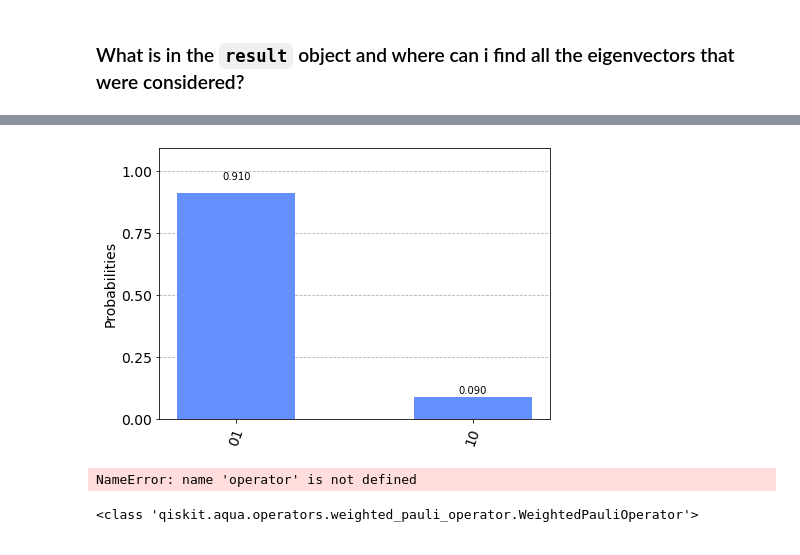
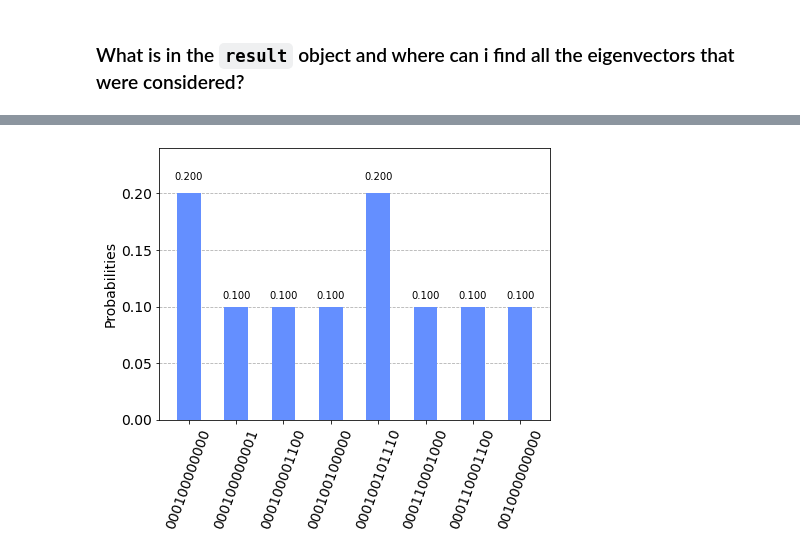
Before and after one commit to jasonlarkin/mol2qpu, a Jupyter notebook: run_experiment_interact.ipynb, the cells around one changed output, grey strips where cells are left out. Drawn from its saved outputs; the diff is of its cells as text; code cells hidden in the pictures.

```diff
--- a/run_experiment_interact.ipynb
+++ b/run_experiment_interact.ipynb
@@ -89,7 +107,2 @@ pickle.dump(result, filehandler_vqe)
 # %% [markdown]
 ### What is in the `result` object and where can i find all the eigenvectors that were considered?
-# %%
-print(filename_vqe)
-#result_load = pickle.load(open(filename_vqe,'rb'))
-result_load2 = pickle.load(open('/home/ubuntu/mol2qpu/output/VQE_results/H2_ccpvdz_0pt55_VQE_SPSA_RY_lin_bk.pkl', 'rb'))
-result_load2
@@ -163,0 +109,7 @@ array([{'10': 9, '01': 91}], dtype=object)
+# %%
+filename_vqe = args.outpath_vqe + args.molecule + '_' + args.basis_set + '_' + '0pt5' + '_VQE_SPSA_RY_lin_bk' + '.pkl'
+print("filename of VQE results = ", filename_vqe)
+result_load = pickle.load(open(filename_vqe,'rb'))
+result_load
+#eigvecs = result_load.get('eigvecs')
+#result_load['eigvecs']
@@ -164,9 +241,5 @@ array([{'10': 9, '01': 91}], dtype=object)
 # %%
 from qiskit.tools.visualization import plot_histogram
-plot_histogram(results['algorithm_retvals']['eigvecs'])
+plot_histogram(result_load['eigvecs'])
 # %% [output]
-[figure, old version]
+[figure, new version]
-# %%
-lines, resultA = operator.process_algorithm_result(results)
-# %% [output]
-NameError: name 'operator' is not defined
@@ -175,8 +245,0 @@ NameError: name 'operator' is not defined
-# %%
-import pickle
-filename_qub = '/home/ubuntu/mol2qpu/output/operators/qubit/LiH_ccpvdz_0pt5_QUBIT_jw.pkl'
-qubitOp = pickle.load(open(filename_qub,'rb'))
-
-print(type(qubitOp))
-# %% [output]
-<class 'qiskit.aqua.operators.weighted_pauli_operator.WeightedPauliOperator'>
```
Also changed, not shown: parts of 19 cells of this notebook, 5 other files.
